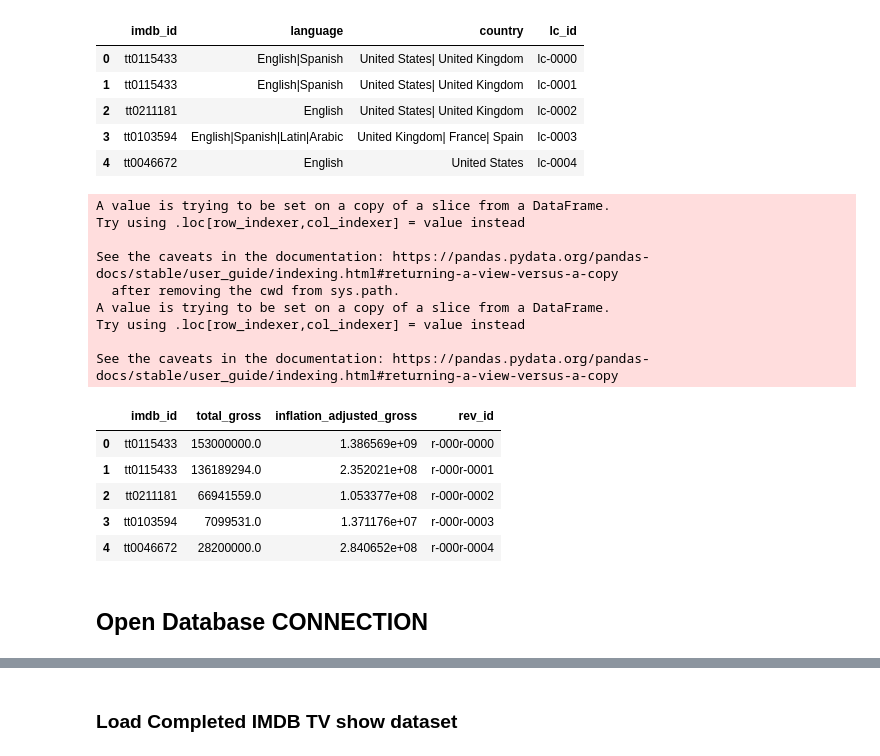
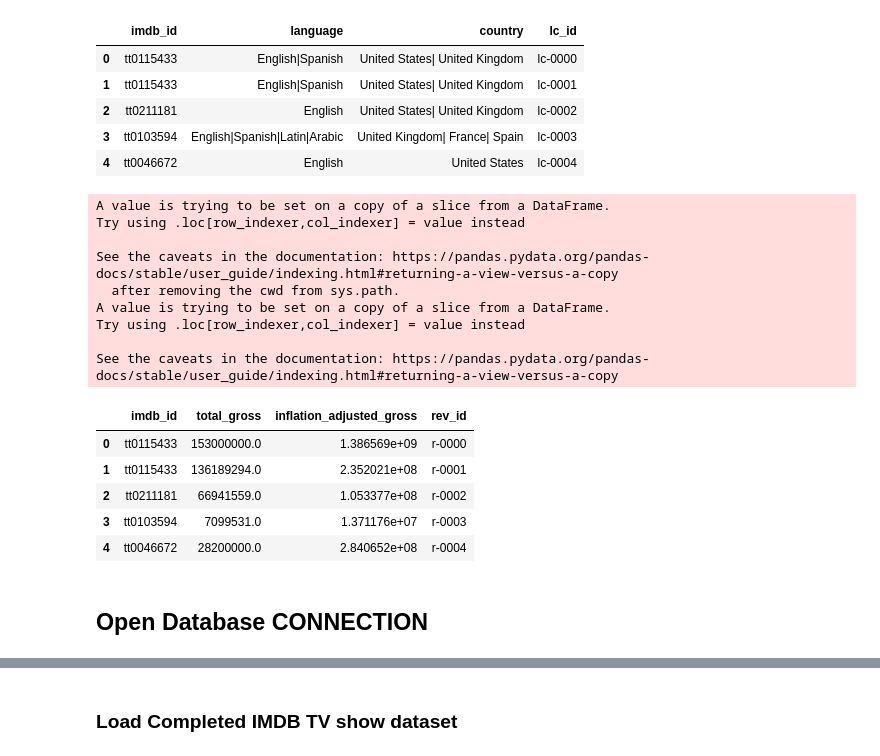
Before and after one commit to Kazmimasooma/Group-1-Disney, a Jupyter notebook: 2_ETL/2_Unify_IMDB_MovieLens.ipynb, the cells around one changed output, grey strips where cells are left out. Saved outputs shown, nothing was run; the diff lists cells and outputs as text; code cells hidden in the pictures.

```diff
--- a/2_ETL/2_Unify_IMDB_MovieLens.ipynb
+++ b/2_ETL/2_Unify_IMDB_MovieLens.ipynb
@@ -433,29 +430,29 @@ See the caveats in the documentation: https://pandas.pydata.org/pandas-docs/stab
 # %%
 #create a df for gross revenue
 gross_revenue_df = merged_disney_df[['imdb_id', 'total_gross', 'inflation_adjusted_gross']]
 #make a running number
-gross_revenue_df['rev_id'] = np.arange(len(revenue_df))
+gross_revenue_df['rev_id'] = np.arange(len(gross_revenue_df))
 #add constant string in front of the running number for Primary Key
-gross_revenue_df['rev_id'] = 'r-000' + revenue_df['rev_id'].astype(str)
+gross_revenue_df['rev_id'] = 'r-000' + gross_revenue_df['rev_id'].astype(str)
 gross_revenue_df.head()
 # %% [output]
 A value is trying to be set on a copy of a slice from a DataFrame.
 Try using .loc[row_indexer,col_indexer] = value instead
 
 See the caveats in the documentation: https://pandas.pydata.org/pandas-docs/stable/user_guide/indexing.html#returning-a-view-versus-a-copy
   after removing the cwd from sys.path.
 A value is trying to be set on a copy of a slice from a DataFrame.
 Try using .loc[row_indexer,col_indexer] = value instead
 
 See the caveats in the documentation: https://pandas.pydata.org/pandas-docs/stable/user_guide/indexing.html#returning-a-view-versus-a-copy
 |  | imdb_id | total_gross | inflation_adjusted_gross | rev_id |
-| 0 | tt0115433 | 153000000.0 | 1.386569e+09 | r-000r-0000 |
-| 1 | tt0115433 | 136189294.0 | 2.352021e+08 | r-000r-0001 |
-| 2 | tt0211181 | 66941559.0 | 1.053377e+08 | r-000r-0002 |
-| 3 | tt0103594 | 7099531.0 | 1.371176e+07 | r-000r-0003 |
-| 4 | tt0046672 | 28200000.0 | 2.840652e+08 | r-000r-0004 |
+| 0 | tt0115433 | 153000000.0 | 1.386569e+09 | r-0000 |
+| 1 | tt0115433 | 136189294.0 | 2.352021e+08 | r-0001 |
+| 2 | tt0211181 | 66941559.0 | 1.053377e+08 | r-0002 |
+| 3 | tt0103594 | 7099531.0 | 1.371176e+07 | r-0003 |
+| 4 | tt0046672 | 28200000.0 | 2.840652e+08 | r-0004 |
-# %% [markdown]
-## Open Database CONNECTION
+# %% [markdown]
+## Open Database CONNECTION
 # %%
 # Connect to PostgreSQL
 db_engine = ce (f"postgresql://postgres:{db_password}@127.0.0.1:5433/Disney", echo=True)
```
Also changed, not shown: parts of 30 cells of this notebook.
